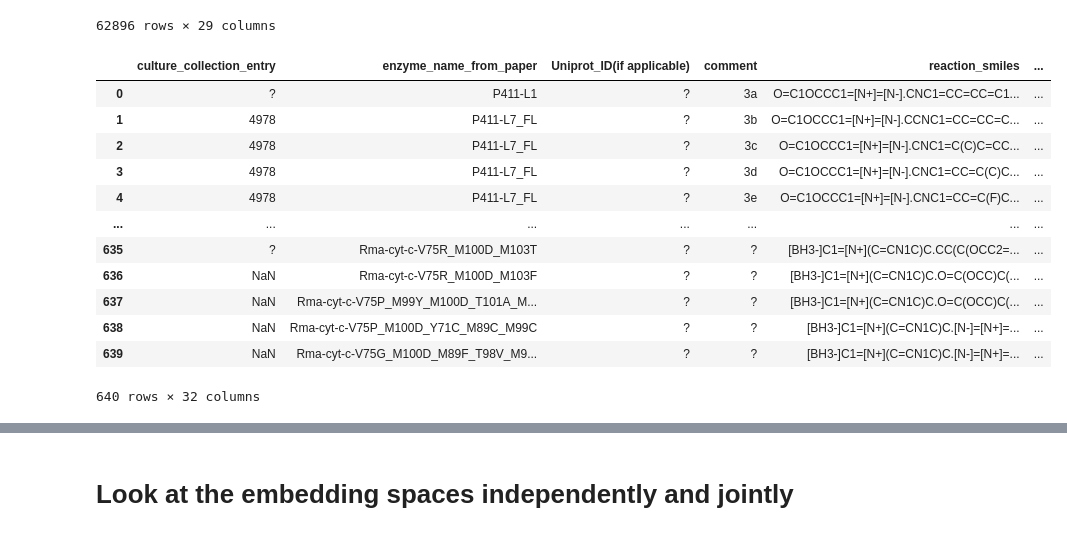
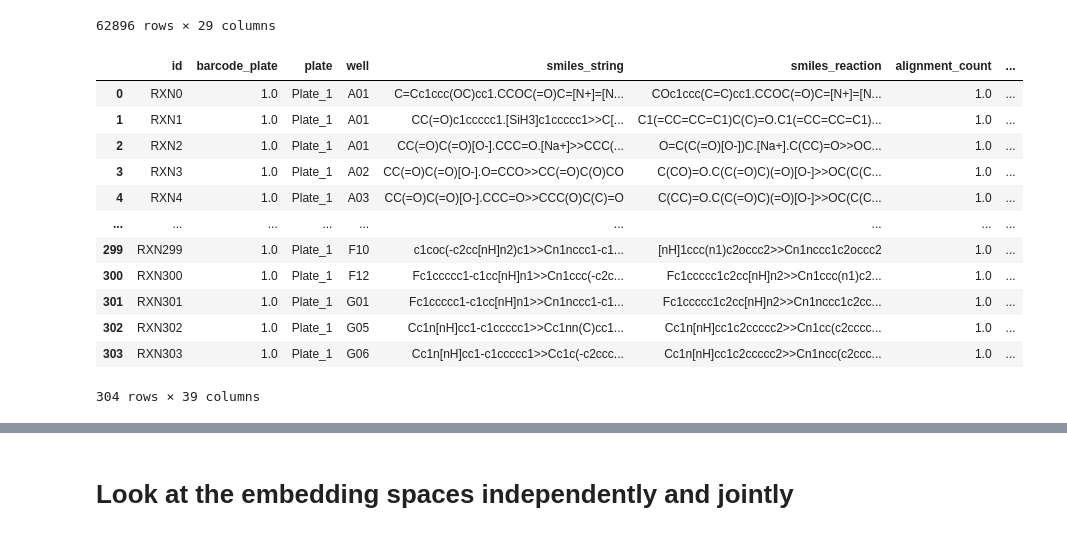
Before and after one commit to fhalab/EnzymeEngineeringDB, a Jupyter notebook: analysis/N3_AnalyseEnzymeReactionData-LLM.ipynb, the cells around one changed output, grey strips where cells are left out. Drawn from its saved outputs; the diff is of its cells as text; code cells hidden in the pictures.

```diff
--- a/analysis/N3_AnalyseEnzymeReactionData-LLM.ipynb
+++ b/analysis/N3_AnalyseEnzymeReactionData-LLM.ipynb
@@ -89,21 +87,21 @@ reaction_df
 | 3143 | 349457 | 324560 | [CH2:1]=[C:2]([CH3:3])[CH2:4][CH2... | C=C(C)CCOP(=O)(O)OP(=O)(O)OP(=O)(... | ATP + isopentenyl triphosphate = ... | [#6:1]-[#8:2].[#8:3]>>[#6:1]-[#8:... | 279 | suggested | single | 0.416667 | ... |
 62896 rows × 29 columns
 # %%
-rxn_ded_df = pd.read_pickle('output/rxn_rxnfp.pkl')
+rxn_ded_df = pd.read_pickle('output/rxn_rxnfp_LLM.pkl')
 rxn_ded_df
 # %% [output]
-|  | culture_collection_entry | enzyme_name_from_paper | Uniprot_ID(if applicable) | comment | reaction_smiles | ... |
-| 0 | ? | P411-L1 | ? | 3a | O=C1OCCC1=[N+]=[N-].CNC1=CC=CC=C1... | ... |
-| 1 | 4978 | P411-L7_FL | ? | 3b | O=C1OCCC1=[N+]=[N-].CCNC1=CC=CC=C... | ... |
-| 2 | 4978 | P411-L7_FL | ? | 3c | O=C1OCCC1=[N+]=[N-].CNC1=C(C)C=CC... | ... |
-| 3 | 4978 | P411-L7_FL | ? | 3d | O=C1OCCC1=[N+]=[N-].CNC1=CC=C(C)C... | ... |
-| 4 | 4978 | P411-L7_FL | ? | 3e | O=C1OCCC1=[N+]=[N-].CNC1=CC=C(F)C... | ... |
-| ... | ... | ... | ... | ... | ... | ... |
-| 635 | ? | Rma-cyt-c-V75R_M100D_M103T | ? | ? | [BH3-]C1=[N+](C=CN1C)C.CC(C(OCC2=... | ... |
-| 636 | NaN | Rma-cyt-c-V75R_M100D_M103F | ? | ? | [BH3-]C1=[N+](C=CN1C)C.O=C(OCC)C(... | ... |
-| 637 | NaN | Rma-cyt-c-V75P_M99Y_M100D_T101A_M... | ? | ? | [BH3-]C1=[N+](C=CN1C)C.O=C(OCC)C(... | ... |
-| 638 | NaN | Rma-cyt-c-V75P_M100D_Y71C_M89C_M99C | ? | ? | [BH3-]C1=[N+](C=CN1C)C.[N-]=[N+]=... | ... |
-| 639 | NaN | Rma-cyt-c-V75G_M100D_M89F_T98V_M9... | ? | ? | [BH3-]C1=[N+](C=CN1C)C.[N-]=[N+]=... | ... |
+|  | id | barcode_plate | plate | well | smiles_string | smiles_reaction | alignment_count | ... |
+| 0 | RXN0 | 1.0 | Plate_1 | A01 | C=Cc1ccc(OC)cc1.CCOC(=O)C=[N+]=[N... | COc1ccc(C=C)cc1.CCOC(=O)C=[N+]=[N... | 1.0 | ... |
+| 1 | RXN1 | 1.0 | Plate_1 | A01 | CC(=O)c1ccccc1.[SiH3]c1ccccc1>>C[... | C1(=CC=CC=C1)C(C)=O.C1(=CC=CC=C1)... | 1.0 | ... |
+| 2 | RXN2 | 1.0 | Plate_1 | A01 | CC(=O)C(=O)[O-].CCC=O.[Na+]>>CCC(... | O=C(C(=O)[O-])C.[Na+].C(CC)=O>>OC... | 1.0 | ... |
+| 3 | RXN3 | 1.0 | Plate_1 | A02 | CC(=O)C(=O)[O-].O=CCO>>CC(=O)C(O)CO | C(CO)=O.C(C(=O)C)(=O)[O-]>>OC(C(C... | 1.0 | ... |
+| 4 | RXN4 | 1.0 | Plate_1 | A03 | CC(=O)C(=O)[O-].CCC=O>>CCC(O)C(C)=O | C(CC)=O.C(C(=O)C)(=O)[O-]>>OC(C(C... | 1.0 | ... |
+| ... | ... | ... | ... | ... | ... | ... | ... | ... |
+| 299 | RXN299 | 1.0 | Plate_1 | F10 | c1coc(-c2cc[nH]n2)c1>>Cn1nccc1-c1... | [nH]1ccc(n1)c2occc2>>Cn1nccc1c2occc2 | 1.0 | ... |
+| 300 | RXN300 | 1.0 | Plate_1 | F12 | Fc1ccccc1-c1cc[nH]n1>>Cn1ccc(-c2c... | Fc1ccccc1c2cc[nH]n2>>Cn1ccc(n1)c2... | 1.0 | ... |
+| 301 | RXN301 | 1.0 | Plate_1 | G01 | Fc1ccccc1-c1cc[nH]n1>>Cn1nccc1-c1... | Fc1ccccc1c2cc[nH]n2>>Cn1nccc1c2cc... | 1.0 | ... |
+| 302 | RXN302 | 1.0 | Plate_1 | G05 | Cc1n[nH]cc1-c1ccccc1>>Cc1nn(C)cc1... | Cc1n[nH]cc1c2ccccc2>>Cn1cc(c2cccc... | 1.0 | ... |
+| 303 | RXN303 | 1.0 | Plate_1 | G06 | Cc1n[nH]cc1-c1ccccc1>>Cc1c(-c2ccc... | Cc1n[nH]cc1c2ccccc2>>Cn1ncc(c2ccc... | 1.0 | ... |
-640 rows × 32 columns
+304 rows × 39 columns
 # %%
 from tqdm import tqdm
```
Also changed, not shown: parts of 25 cells of this notebook, 3 other files.
